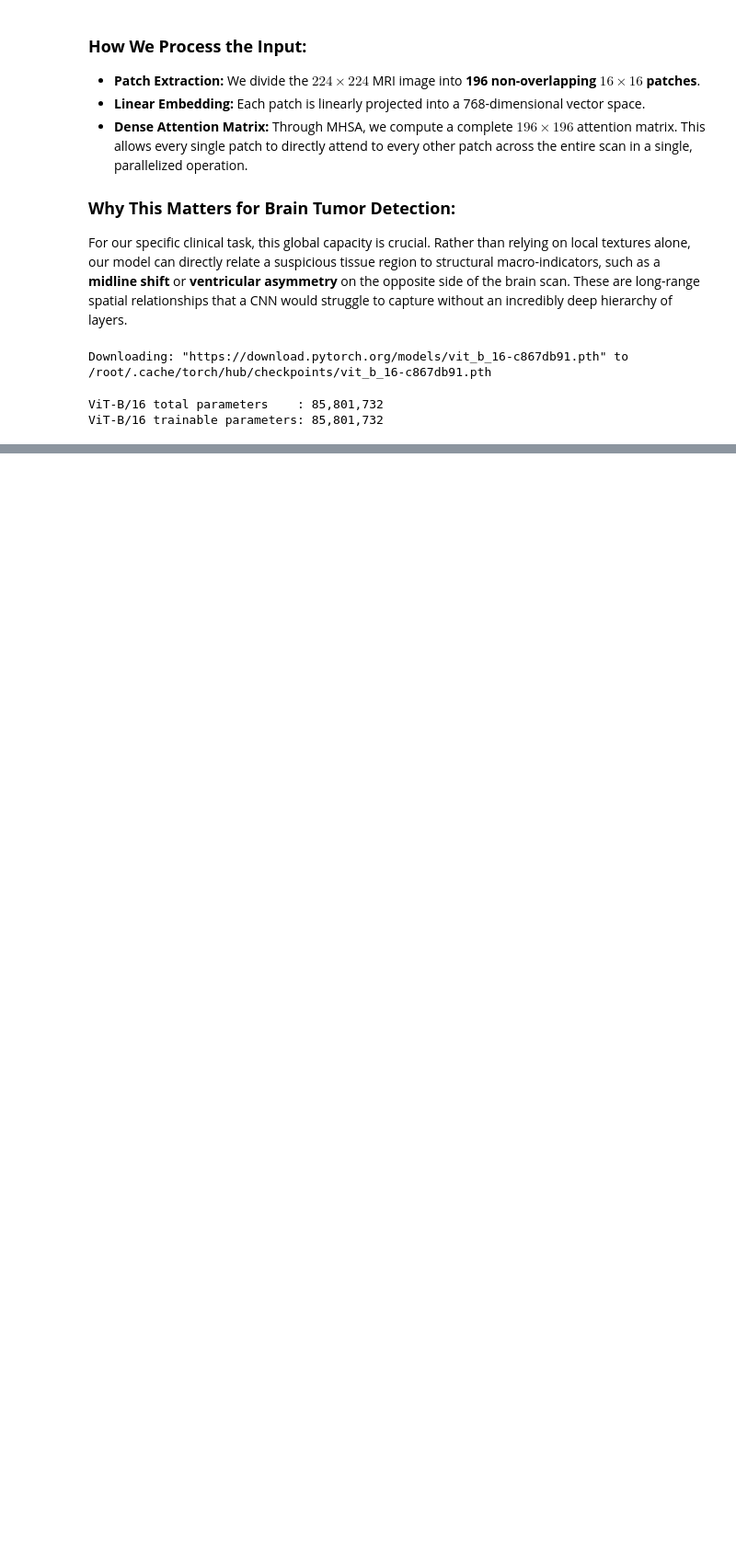
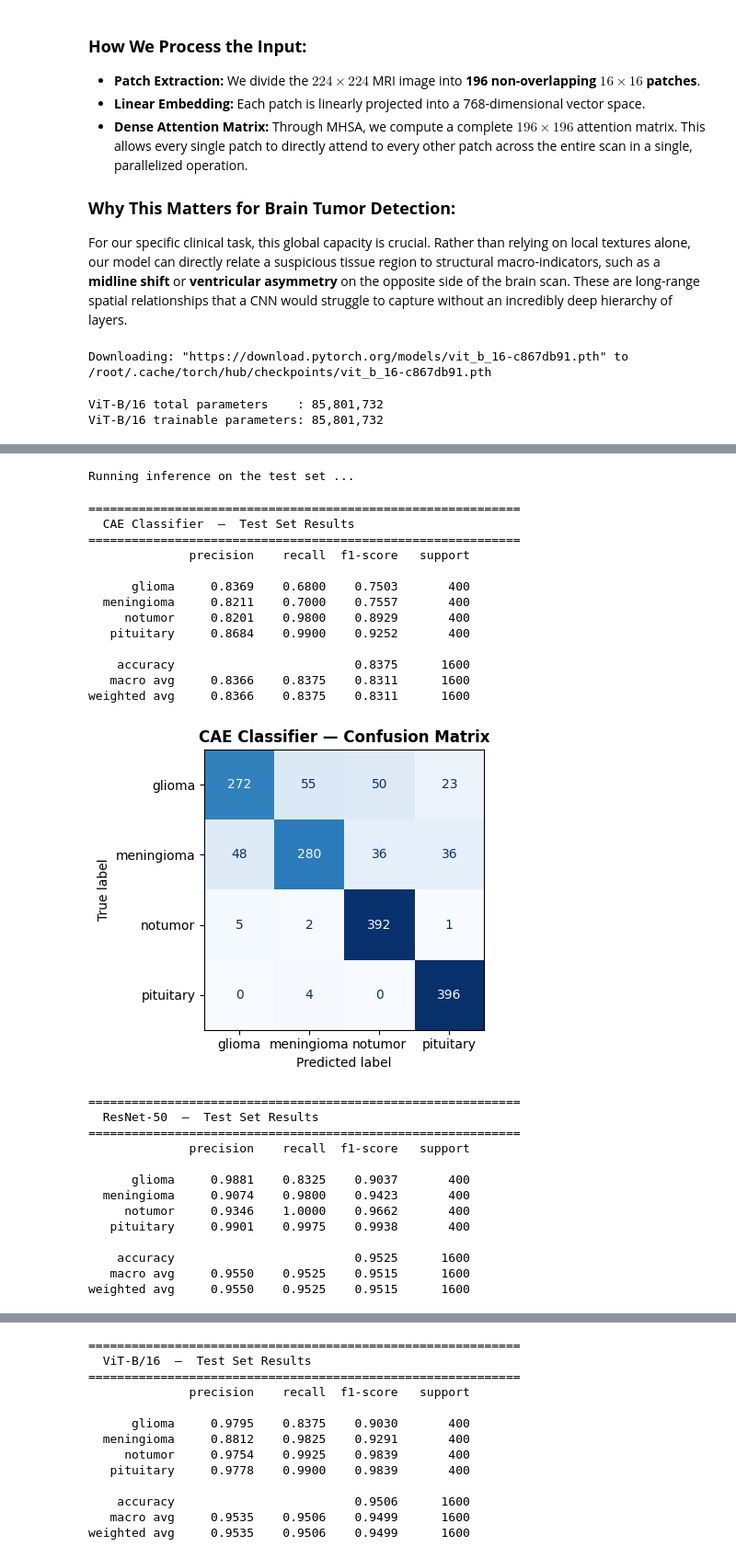
Before and after one commit to RiccardoPerin/MRI_Tumor_Classification, a Jupyter notebook: main_project.ipynb, the cells around one changed output, grey strips where cells are left out. Shown at 92% size. Saved outputs shown, nothing was run; the diff lists cells and outputs as text; code cells hidden in the pictures; blank space fills up the shorter version.

```diff
--- a/main_project.ipynb
+++ b/main_project.ipynb
@@ -1658,15 +1717,44 @@ def report_and_plot(
 # %%
 # ── Models already hold their best (early-stopped) weights ───────────────────
 # Each training cell above already reloaded its own best checkpoint (or restored
 # it directly from the Drive cache), so no extra loading is needed here.
 
 # ── Run test-set evaluation ───────────────────────────────────────────────────
 print('Running inference on the test set ...')
-cae_preds,    cae_labels    = collect_predictions(cae_classifier, test_loader, device)
-resnet_preds, resnet_labels = collect_predictions(resnet_model,   test_loader, device)
+cae_preds,    cae_labels    = collect_predictions(cae_classifier_mlp, test_loader, device)
+resnet_preds, resnet_labels = collect_predictions(resnet_model_pretrained,   test_loader, device)
 vit_preds,    vit_labels    = collect_predictions(vit_model,      test_loader, device)
 
 # ── Per-model report + confusion matrix ──────────────────────────────────────
 report_and_plot('CAE Classifier',  cae_preds,    cae_labels,    CLASS_NAMES)
 report_and_plot('ResNet-50',        resnet_preds, resnet_labels, CLASS_NAMES)
 report_and_plot('ViT-B/16',         vit_preds,    vit_labels,    CLASS_NAMES)
+# %% [output]
+Running inference on the test set ...
+============================================================
+  CAE Classifier  —  Test Set Results
+============================================================
+              precision    recall  f1-score   support
+
+      glioma     0.8369    0.6800    0.7503       400
+  meningioma     0.8211    0.7000    0.7557       400
+     notumor     0.8201    0.9800    0.8929       400
+   pituitary     0.8684    0.9900    0.9252       400
+
+    accuracy                         0.8375      1600
+   macro avg     0.8366    0.8375    0.8311      1600
+weighted avg     0.8366    0.8375    0.8311      1600
+[figure, added]
+============================================================
+  ResNet-50  —  Test Set Results
+============================================================
+              precision    recall  f1-score   support
+
+      glioma     0.9881    0.8325    0.9037       400
+  meningioma     0.9074    0.9800    0.9423       400
+     notumor     0.9346    1.0000    0.9662       400
+   pituitary     0.9901    0.9975    0.9938       400
+
+    accuracy                         0.9525      1600
+   macro avg     0.9550    0.9525    0.9515      1600
+weighted avg     0.9550    0.9525    0.9515      1600
@@ -1672,0 +1762,13 @@ report_and_plot('ViT-B/16',         vit_preds,    vit_labels,    CLASS_NAMES)
+============================================================
+  ViT-B/16  —  Test Set Results
+============================================================
+              precision    recall  f1-score   support
+
+      glioma     0.9795    0.8375    0.9030       400
+  meningioma     0.8812    0.9825    0.9291       400
+     notumor     0.9754    0.9925    0.9839       400
+   pituitary     0.9778    0.9900    0.9839       400
+
+    accuracy                         0.9506      1600
+   macro avg     0.9535    0.9506    0.9499      1600
+weighted avg     0.9535    0.9506    0.9499      1600
```
Also changed, not shown: parts of 17 cells of this notebook.
